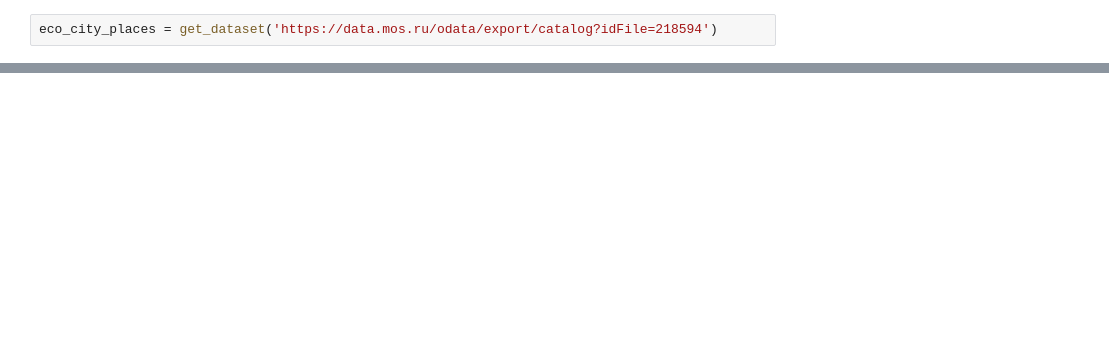
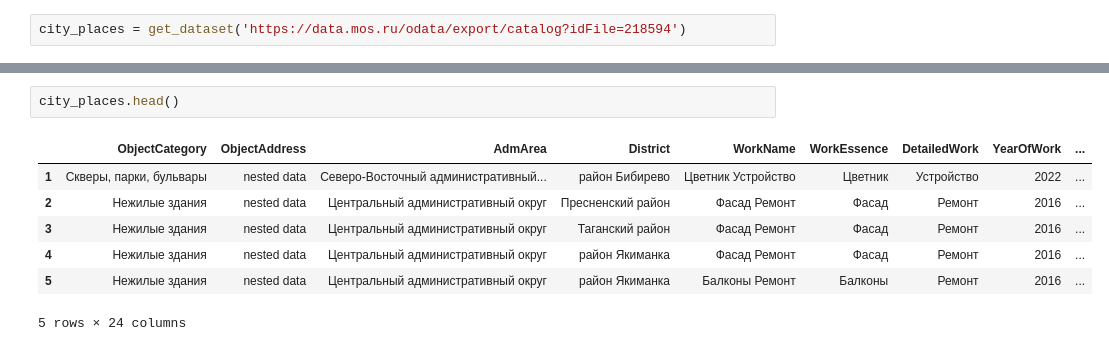
Before and after one commit to allseenn/dipai, a Jupyter notebook: 02.ipynb, the cells around one changed output, grey strips where cells are left out. Saved outputs shown, nothing was run; the diff lists cells and outputs as text; blank space fills up the shorter version.

```diff
--- a/02.ipynb
+++ b/02.ipynb
@@ -445,4 +830,4 @@ eco_transports = get_dataset('https://data.mos.ru/odata/export/catalog?idFile=21
 
 [Датасет](https://data.mos.ru/odata/export/catalog?idFile=218594)
 # %%
-eco_city_places = get_dataset('https://data.mos.ru/odata/export/catalog?idFile=218594')
+city_places = get_dataset('https://data.mos.ru/odata/export/catalog?idFile=218594')
@@ -449 +852,11 @@ eco_city_places = get_dataset('https://data.mos.ru/odata/export/catalog?idFile=2
+# %%
+city_places.head()
+# %% [output]
+|  | ObjectCategory | ObjectAddress | AdmArea | District | WorkName | WorkEssence | DetailedWork | YearOfWork | ... |
+| 1 | Скверы, парки, бульвары | nested data | Северо-Восточный административный... | район Бибирево | Цветник Устройство | Цветник | Устройство | 2022 | ... |
+| 2 | Нежилые здания | nested data | Центральный административный округ | Пресненский район | Фасад Ремонт | Фасад | Ремонт | 2016 | ... |
+| 3 | Нежилые здания | nested data | Центральный административный округ | Таганский район | Фасад Ремонт | Фасад | Ремонт | 2016 | ... |
+| 4 | Нежилые здания | nested data | Центральный административный округ | район Якиманка | Фасад Ремонт | Фасад | Ремонт | 2016 | ... |
+| 5 | Нежилые здания | nested data | Центральный административный округ | район Якиманка | Балконы Ремонт | Балконы | Ремонт | 2016 | ... |
+5 rows × 24 columns
 # %% [markdown]
```
Also changed, not shown: parts of 71 cells of this notebook, 5 other files.
